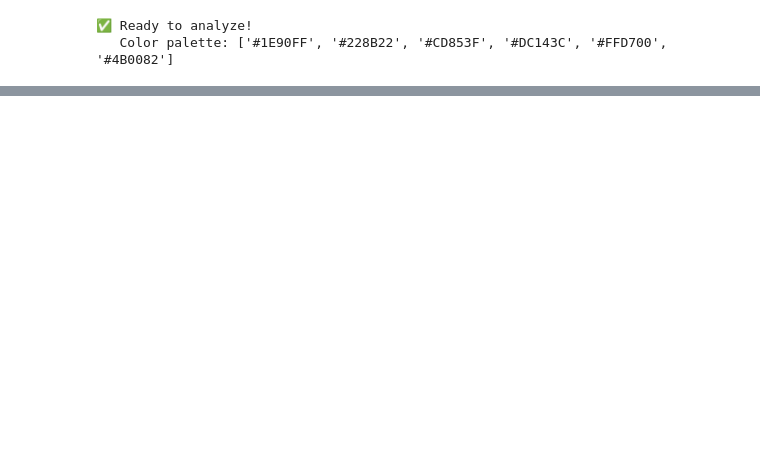
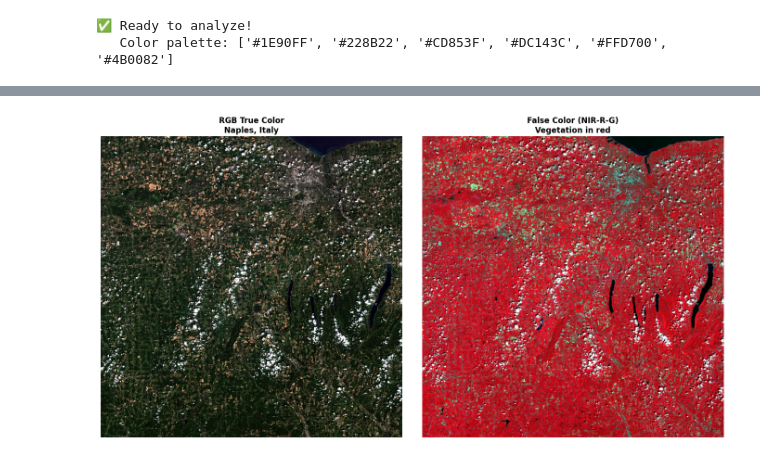
Before and after one commit to VTvito/sentinel2-land-cover, a Jupyter notebook: notebooks/city_analysis.ipynb, the cells around one changed output, grey strips where cells are left out. Saved outputs shown, nothing was run; the diff lists cells and outputs as text; code cells hidden in the pictures; blank space fills up the shorter version.

```diff
--- a/notebooks/city_analysis.ipynb
+++ b/notebooks/city_analysis.ipynb
@@ -209,0 +341,81 @@ except Exception as e:
+# %%
+# ========================================
+# 🖼️ Preview RGB Composite
+# ========================================
+# Quick visual check of downloaded satellite bands
+
+try:
+    import rasterio
+
+    bands_dir = project_root / "data" / "cities" / CITY / "bands"
+
+    if bands_dir.exists():
+        # Load bands with recursive search
+        def load_band_preview(band_name: str, max_dim: int = 1000):
+            """Load and downsample band for preview"""
+            for ext in [".jp2", ".tif", ".TIF"]:
+                # Try direct path first
+                path = bands_dir / f"{band_name}{ext}"
+                if path.exists():
+                    with rasterio.open(path) as src:
+                        scale = max(src.height // max_dim, src.width // max_dim, 1)
+                        data = src.read(1, out_shape=(src.height // scale, src.width // scale))
+                        return data.astype(np.float32)
+
+                # Try recursive search
+                matches = list(bands_dir.rglob(f"**/{band_name}{ext}"))
+                if matches:
+                    with rasterio.open(matches[0]) as src:
+                        scale = max(src.height // max_dim, src.width // max_dim, 1)
+                        data = src.read(1, out_shape=(src.height // scale, src.width // scale))
+                        return data.astype(np.float32)
+            return None
+
+        # Load RGB bands
+        b04 = load_band_preview("B04")  # Red
+        b03 = load_band_preview("B03")  # Green
+        b02 = load_band_preview("B02")  # Blue
+        b08 = load_band_preview("B08")  # NIR
+
+        if b04 is not None and b03 is not None and b02 is not None:
+            # Histogram stretch
+            def stretch(arr, percentile=2):
+                p_low = np.nanpercentile(arr, percentile)
+                p_high = np.nanpercentile(arr, 100 - percentile)
+                return np.clip((arr - p_low) / (p_high - p_low + 1e-6), 0, 1)
+
+            # Create composites
+            rgb = np.stack([stretch(b04), stretch(b03), stretch(b02)], axis=-1)
+
+            if b08 is not None:
+                fig, axes = plt.subplots(1, 2, figsize=(14, 7))
+                axes[0].imshow(rgb)
+                axes[0].set_title(f'RGB True Color\n{CITY_DISPLAY}', fontsize=12, fontweight='bold')
+                axes[0].axis('off')
+
+                fcc = np.stack([stretch(b08), stretch(b04), stretch(b03)], axis=-1)
+                axes[1].imshow(fcc)
+                axes[1].set_title('False Color (NIR-R-G)\nVegetation in red', fontsize=12, fontweight='bold')
+                axes[1].axis('off')
+            else:
+                fig, ax = plt.subplots(figsize=(10, 10))
+                ax.imshow(rgb)
+                ax.set_title(f'RGB True Color\n{CITY_DISPLAY}', fontsize=12, fontweight='bold')
+                ax.axis('off')
+
+            plt.tight_layout()
+            plt.show()
+            print(f"✅ Preview complete ({rgb.shape[0]}×{rgb.shape[1]} pixels)")
+        else:
+            print("⚠️ Could not load bands for preview")
+    else:
+        print(f"⚠️ Bands directory not found: {bands_dir}")
+        print("   Skip this cell or run cell 5 to download")
+
+except ImportError:
+    print("⚠️ rasterio not installed. Skip preview or: pip install rasterio")
+except Exception as e:
+    print(f"⚠️ Preview failed: {e}")
+    print("   This is OK - continue to analysis")
+# %% [output]
+[figure, added]
```
Also changed, not shown: parts of 11 cells of this notebook, 18 other files.
